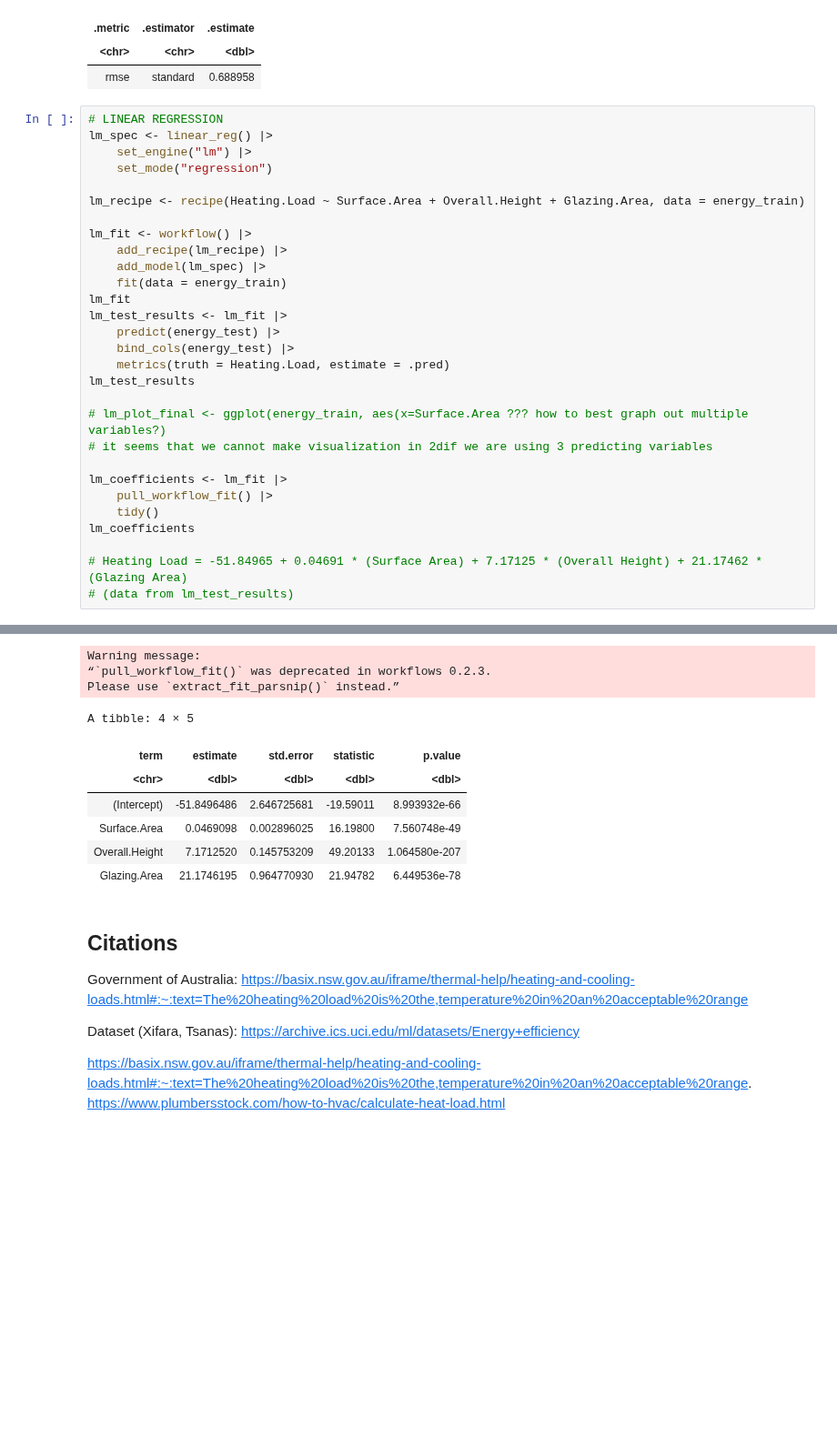
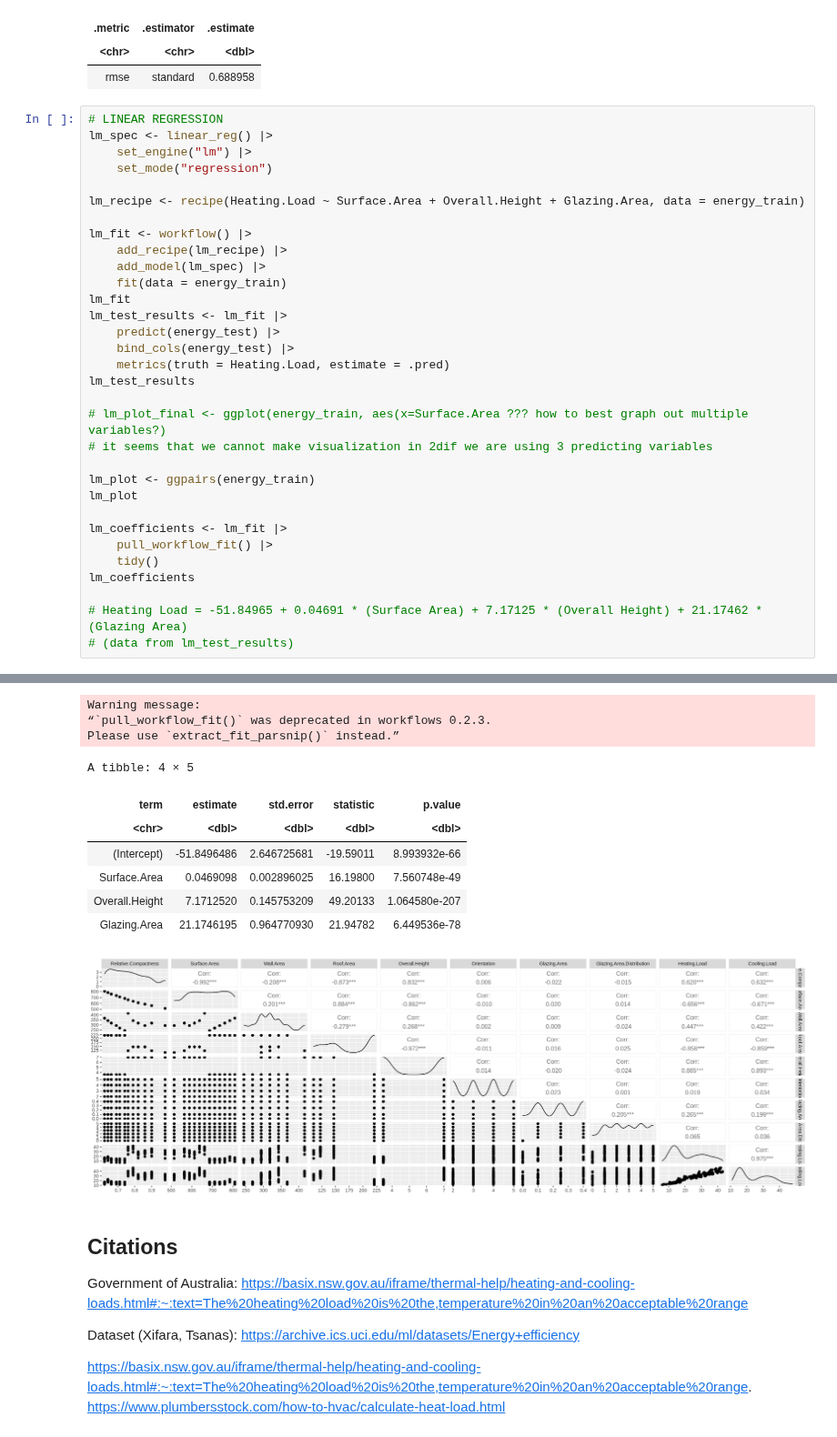
Before and after one commit to xinxusean/DSCI100_project, a Jupyter notebook: ProjectReport.ipynb, the cells around one changed output, grey strips where cells are left out. Shown at 91% size. Saved outputs shown, nothing was run; the diff lists cells and outputs as text; blank space fills up the shorter version.

Commit message:
added ggpairs plot

```diff
--- a/ProjectReport.ipynb
+++ b/ProjectReport.ipynb
@@ -312,6 +299,9 @@ lm_test_results
 # lm_plot_final <- ggplot(energy_train, aes(x=Surface.Area ??? how to best graph out multiple variables?)
 # it seems that we cannot make visualization in 2dif we are using 3 predicting variables
 
+lm_plot <- ggpairs(energy_train)
+lm_plot
+
 lm_coefficients <- lm_fit |>
     pull_workflow_fit() |>
     tidy()
@@ -324,33 +314,34 @@ lm_coefficients
 Preprocessor: Recipe
 Model: linear_reg()
 
 ── Preprocessor ────────────────────────────────────────────────────────────────
 0 Recipe Steps
 
 ── Model ───────────────────────────────────────────────────────────────────────
 
 Call:
 stats::lm(formula = ..y ~ ., data = data)
 
 Coefficients:
    (Intercept)    Surface.Area  Overall.Height    Glazing.Area
      -51.84965         0.04691         7.17125        21.17462
 A tibble: 3 × 3
 | .metric | .estimator | .estimate |
 | <chr> | <chr> | <dbl> |
 | rmse | standard | 3.102325 |
 | rsq | standard | 0.905735 |
 | mae | standard | 2.347605 |
 Warning message:
 “`pull_workflow_fit()` was deprecated in workflows 0.2.3.
 Please use `extract_fit_parsnip()` instead.”
 A tibble: 4 × 5
 | term | estimate | std.error | statistic | p.value |
 | <chr> | <dbl> | <dbl> | <dbl> | <dbl> |
 | (Intercept) | -51.8496486 | 2.646725681 | -19.59011 | 8.993932e-66 |
 | Surface.Area | 0.0469098 | 0.002896025 | 16.19800 | 7.560748e-49 |
 | Overall.Height | 7.1712520 | 0.145753209 | 49.20133 | 1.064580e-207 |
 | Glazing.Area | 21.1746195 | 0.964770930 | 21.94782 | 6.449536e-78 |
+[figure, added]
 # %% [markdown]
 ## Citations
 
```
Also changed, not shown: parts of 1 cell of this notebook.
